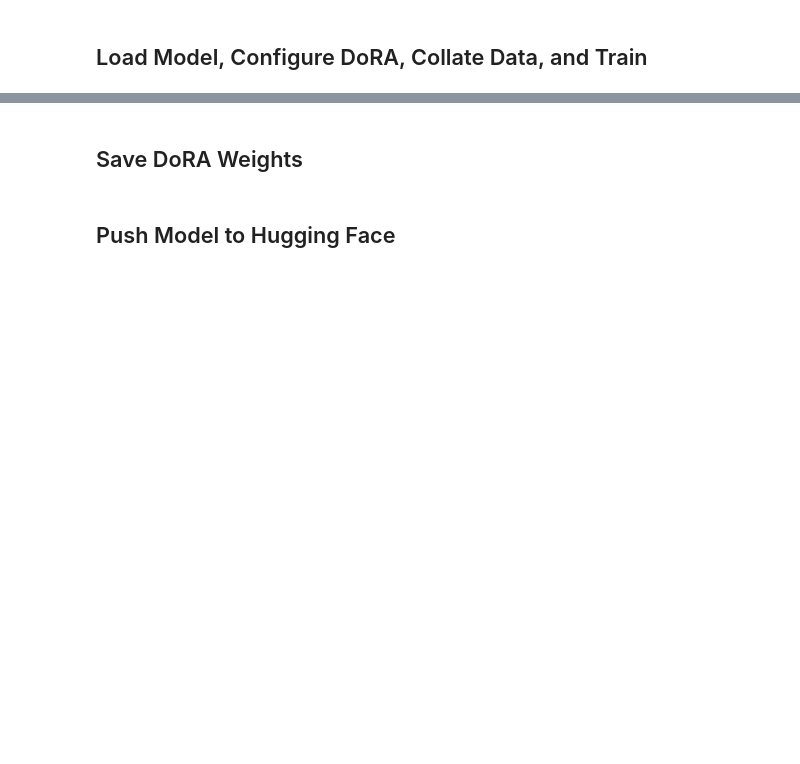
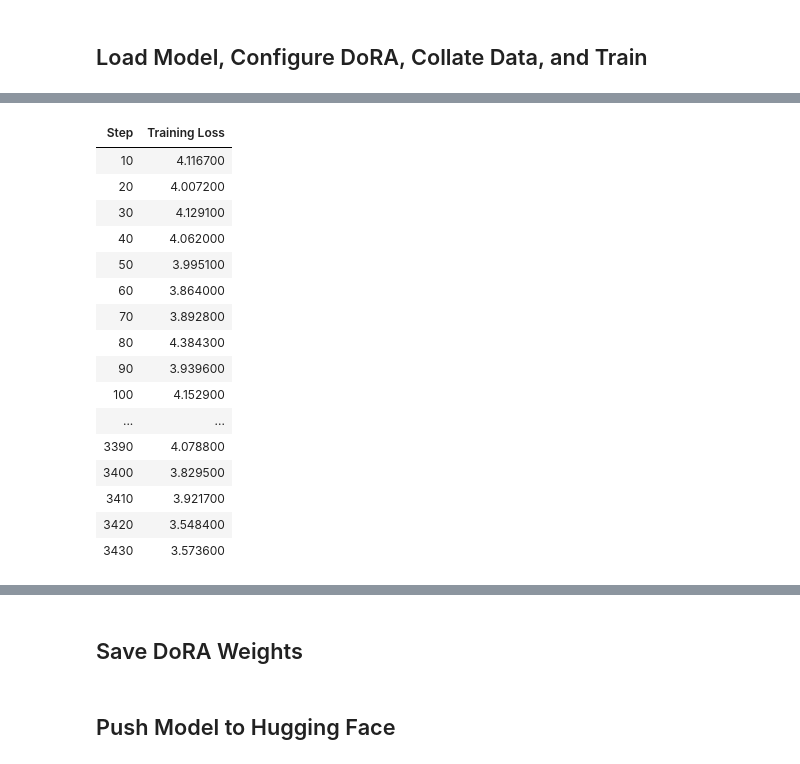
Before and after one commit to jihbr/SIADS-699_PEFT-Testers, a Jupyter notebook: notebooks/peft_dora.ipynb, the cells around one changed output, grey strips where cells are left out. Cells and saved outputs as stored; diff of their text form; code cells hidden in the pictures; blank space fills up the shorter version.

Commit message:
DoRA on Llama-3-8b

```diff
--- a/notebooks/peft_dora.ipynb
+++ b/notebooks/peft_dora.ipynb
@@ -191,0 +115,83 @@ TrainOutput(global_step=1911, training_loss=7.5382985836669825, metrics={'train_
+# %%
+# --- 1. Memory Optimization ---
+torch.cuda.empty_cache()
+
+# --- 2. QLoRA 4-bit Quantization ---
+quant_config = BitsAndBytesConfig(
+    load_in_4bit=True,
+    bnb_4bit_quant_type="nf4",
+    bnb_4bit_compute_dtype=torch.float16,
+    bnb_4bit_use_double_quant=True
+)
+
+# --- 3. Model Loading ---
+model = AutoModelForCausalLM.from_pretrained(
+    "meta-llama/Meta-Llama-3-8B",
+    quantization_config=quant_config,
+    device_map="auto",
+    token=True
+)
+model = prepare_model_for_kbit_training(model)
+
+# --- 4. DoRA Config (Optimized for Low VRAM) ---
+lora_config = LoraConfig(
+    r=8,  # Reduced rank (original was 16)
+    lora_alpha=16,  # Reduced alpha (original was 32)
+    target_modules=["q_proj", "v_proj"],  # Same as before
+    lora_dropout=0.05,
+    bias="none",
+    task_type="CAUSAL_LM",
+    use_dora=True  # Keep DoRA enabled
+)
+
+model = get_peft_model(model, lora_config)
+
+# --- 5. Critical Memory Optimizations ---
+model.config.use_cache = False
+model.config.pretraining_tp = 1
+
+# --- 6. Training Arguments (VRAM-Friendly) ---
+training_args = TrainingArguments(
+    output_dir="./llama8b-usmle-dora-lowvram",
+    # Batch Configuration
+    per_device_train_batch_size=1,  # Already minimal
+    gradient_accumulation_steps=8,  # Reduced from 16
+    # Learning Rate
+    learning_rate=2e-5,
+    lr_scheduler_type="cosine",
+    warmup_ratio=0.05,  # Shorter warmup
+    # Optimization
+    optim="paged_adamw_8bit",
+    weight_decay=0.01,
+    max_grad_norm=0.3,
+    # Memory Management
+    fp16=True,
+    gradient_checkpointing=True,  # Critical for low VRAM
+    gradient_checkpointing_kwargs={"use_reentrant": False},
+    # Evaluation/Logging
+    eval_strategy="no",
+    logging_steps=10,
+    save_strategy="steps",
+    save_steps=100,
+    report_to="none"
+)
+
+# --- 7. Memory Verification ---
+print(f"Available VRAM: {torch.cuda.mem_get_info()[0]/1e9:.2f}GB")
+model.print_trainable_parameters()
+
+# --- 8. Trainer (No Validation) ---
+trainer = Trainer(
+    model=model,
+    args=training_args,
+    train_dataset=train_data,
+    data_collator=DataCollatorForSeq2Seq(
+        tokenizer,
+        pad_to_multiple_of=8,
+        label_pad_token_id=-100
+    )
+)
+
+# --- 9. Train ---
+trainer.train()
+# %% [output]
@@ -191,0 +202,17 @@ TrainOutput(global_step=1911, training_loss=7.5382985836669825, metrics={'train_
+| Step | Training Loss |
+| 10 | 4.116700 |
+| 20 | 4.007200 |
+| 30 | 4.129100 |
+| 40 | 4.062000 |
+| 50 | 3.995100 |
+| 60 | 3.864000 |
+| 70 | 3.892800 |
+| 80 | 4.384300 |
+| 90 | 3.939600 |
+| 100 | 4.152900 |
+| ... | ... |
+| 3390 | 4.078800 |
+| 3400 | 3.829500 |
+| 3410 | 3.921700 |
+| 3420 | 3.548400 |
+| 3430 | 3.573600 |
```
Also changed, not shown: parts of 5 cells of this notebook.
